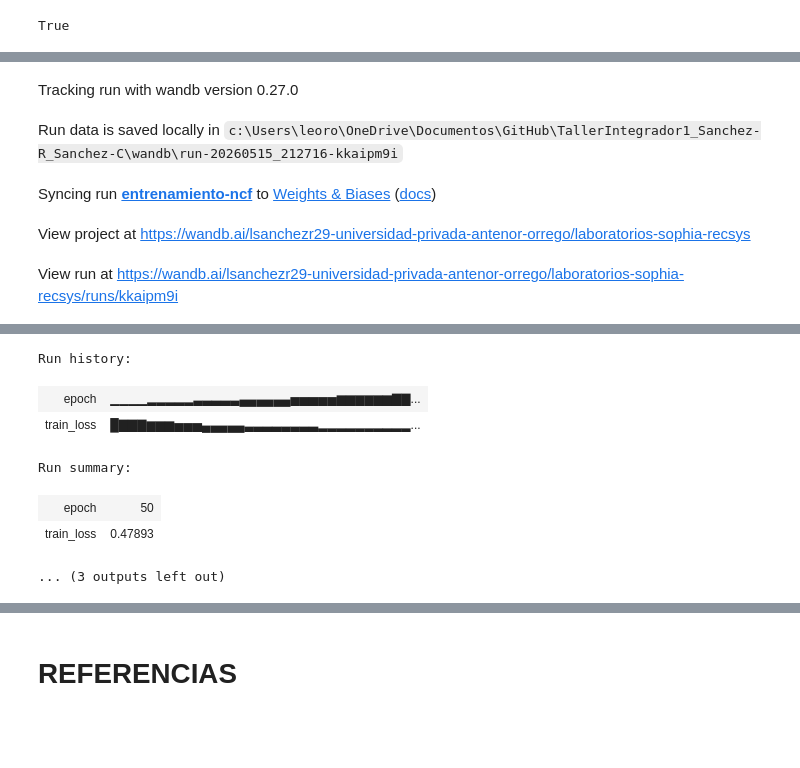
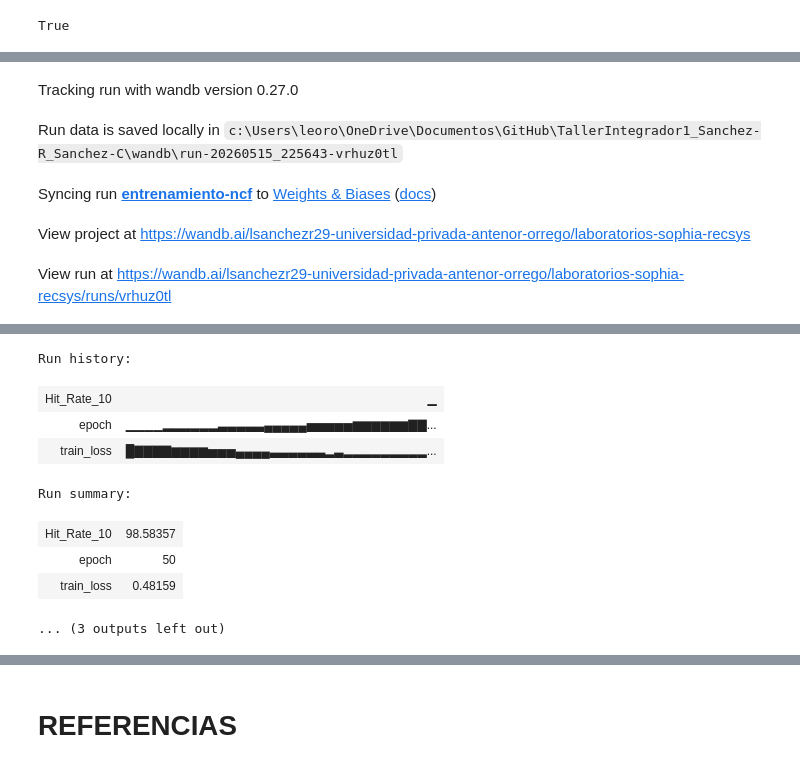
Before and after one commit to LeoSanchez22/TallerIntegrador1_Sanchez-R_Sanchez-C, a Jupyter notebook: PruebaConContexto.ipynb, the cells around one changed output, grey strips where cells are left out. Saved outputs shown, nothing was run; the diff lists cells and outputs as text; code cells hidden in the pictures; blank space fills up the shorter version.

```diff
--- a/PruebaConContexto.ipynb
+++ b/PruebaConContexto.ipynb
@@ -1695,6 +1695,11 @@ class EarlyStopping:
             if self.counter >= self.patience:
                 self.early_stop = True
 # %%
+import torch.optim as optim
+import torch.nn as nn
+import numpy as np
+import wandb
+
 # ==============================================================================
 # PREPARACIÓN DE DATOS CON MUESTREO NEGATIVO
 # ==============================================================================
@@ -1720,9 +1725,11 @@ loader_ncf = torch.utils.data.DataLoader(dataset_ncf, batch_size=64, shuffle=Tru
 # =====================================================================
 # 2. INICIALIZACIÓN DE W&B
 # =====================================================================
+wandb.login()
+
 configuracion = {
     "learning_rate": 1e-3,
-    "epochs": 50, # Subimos a 50 porque EarlyStopping lo detendrá en el punto perfecto
+    "epochs": 50,
     "batch_size": 64,
     "arquitectura": "NCF",
     "optimizador": "Adam",
@@ -1741,7 +1748,6 @@ run = wandb.init(
 num_clients = compras_ctx['cliente_id'].max() + 1
 device = torch.device("cuda" if torch.cuda.is_available() else "cpu")
 
-# ¡AQUÍ ESTÁ TU VARIABLE REAL!
 ncf_model = NCF(num_clients=num_clients, num_items=num_items, emb_dim=32).to(device)
 
 optimizer_ncf = optim.Adam(ncf_model.parameters(), lr=configuracion["learning_rate"], weight_decay=configuracion["weight_decay"])
@@ -1779,28 +1785,62 @@ for epoch in range(1, configuracion["epochs"] + 1):
     avg_loss = total_loss / steps
 
     # ENVIAR MÉTRICAS A W&B
-    wandb.log({
-        "epoch": epoch,
-        "train_loss": avg_loss
-    })
-
+    wandb.log({"epoch": epoch, "train_loss": avg_loss})
     print(f'Epoch {epoch:02d}/{configuracion["epochs"]} | Loss (BCE): {avg_loss:.4f}')
 
     # EVALUAR PARADA TEMPRANA
     early_stopping(avg_loss)
-
     if early_stopping.early_stop:
         print(f"🛑 [Early Stopping] Convergencia en la época {epoch}. Se detiene para evitar Overfitting.")
         break
 
-# Cerrar el logueo de W&B
+# ==============================================================================
+# 6. EVALUACIÓN DE MÉTRICAS (Hit Rate @ 10) EN EL MISMO RUN DE W&B
+# ==============================================================================
+print("\n--- Iniciando Evaluación de Hit Rate (NCF) ---")
+ncf_model.eval()
+aciertos_ncf = 0
+
+# Obtenemos los clientes únicos de nuestro set de validación
+clientes_validos = compras_ctx.drop_duplicates(subset=['cliente_id'], keep='last')
+total_valid_ncf = len(clientes_validos)
+
+# Tensor con todos los productos del catálogo
+todos_los_productos = torch.arange(1, num_items, device=device)
+
+with torch.no_grad():
+    for _, row in clientes_validos.iterrows():
+        c_val = int(row['cliente_id'])
+        y_true = int(row['producto_id']) + 1 # El producto que realmente compró
+
+        c_tensor = torch.full((len(todos_los_productos),), c_val, dtype=torch.long, device=device)
+        afinidad = ncf_model(c_tensor, todos_los_productos).squeeze()
+
+        _, top10_idx = torch.topk(afinidad, k=10)
+        top10_productos = todos_los_productos[top10_idx].tolist()
+
+        if y_true in top10_productos:
+            aciertos_ncf += 1
+
+hit_rate_10_ncf = (aciertos_ncf / total_valid_ncf) * 100
+
+print(f"🎯 RESULTADO FINAL NCF (Filtrado Colaborativo Neuronal):")
+print(f"Total de clientes evaluados: {total_valid_ncf}")
+print(f"Aciertos en el Top 10 (Hits): {aciertos_ncf}")
+print(f"Hit Rate@10: {hit_rate_10_ncf:.2f}%")
+
+# 👉 PASO CRÍTICO: Registramos la métrica final antes de cerrar
+wandb.log({"Hit_Rate_10": hit_rate_10_ncf})
+
+# Limpieza final de sensores y cierre de sesión
+wandb.unwatch(ncf_model)
 wandb.finish()
-print("✅ Entrenamiento NCF completado y sincronizado con W&B.\n")
+print("✅ Experimento completo (Entrenamiento + Evaluación) sincronizado con W&B.")
 # %% [output]
 [interactive output not drawn]
 Tracking run with wandb version 0.27.0
-Run data is saved locally in c:\Users\leoro\OneDrive\Documentos\GitHub\TallerIntegrador1_Sanchez-R_Sanchez-C\wandb\run-20260515_212716-kkaipm9i
+Run data is saved locally in c:\Users\leoro\OneDrive\Documentos\GitHub\TallerIntegrador1_Sanchez-R_Sanchez-C\wandb\run-20260515_225643-vrhuz0tl
 Syncing run entrenamiento-ncf to Weights & Biases (docs)
 View project at https://wandb.ai/lsanchezr29-universidad-privada-antenor-orrego/laboratorios-sophia-recsys
-View run at https://wandb.ai/lsanchezr29-universidad-privada-antenor-orrego/laboratorios-sophia-recsys/runs/kkaipm9i
+View run at https://wandb.ai/lsanchezr29-universidad-privada-antenor-orrego/laboratorios-sophia-recsys/runs/vrhuz0tl
 🚀 Iniciando Entrenamiento NCF Monitoreado...
@@ -1823,10 +1863,12 @@ Epoch 50/50 | Loss (BCE): 0.4789
 [interactive output not drawn]
 Run history:
-| epoch | ▁▁▁▁▂▂▂▂▂▃▃▃▃▃▄▄▄▄▄▄▅▅▅▅▅▆▆▆▆▆▆▇▇... |
-| train_loss | █▇▇▇▆▆▆▅▅▅▄▄▄▄▄▃▃▃▃▃▃▃▃▂▂▂▂▂▂▂▂▂▂... |
+| Hit_Rate_10 | ▁ |
+| epoch | ▁▁▁▁▂▂▂▂▂▂▃▃▃▃▃▄▄▄▄▄▅▅▅▅▅▆▆▆▆▆▆▇▇... |
+| train_loss | █▇▇▇▇▆▆▆▆▅▅▅▄▄▄▄▃▃▃▃▃▃▂▃▂▂▂▂▂▂▂▂▂... |
 Run summary:
+| Hit_Rate_10 | 98.58357 |
 | epoch | 50 |
-| train_loss | 0.47893 |
+| train_loss | 0.48159 |
 ... (3 outputs left out)
 # %%
 # ==============================================================================
```
Also changed, not shown: parts of 4 cells of this notebook, 6 other files.
